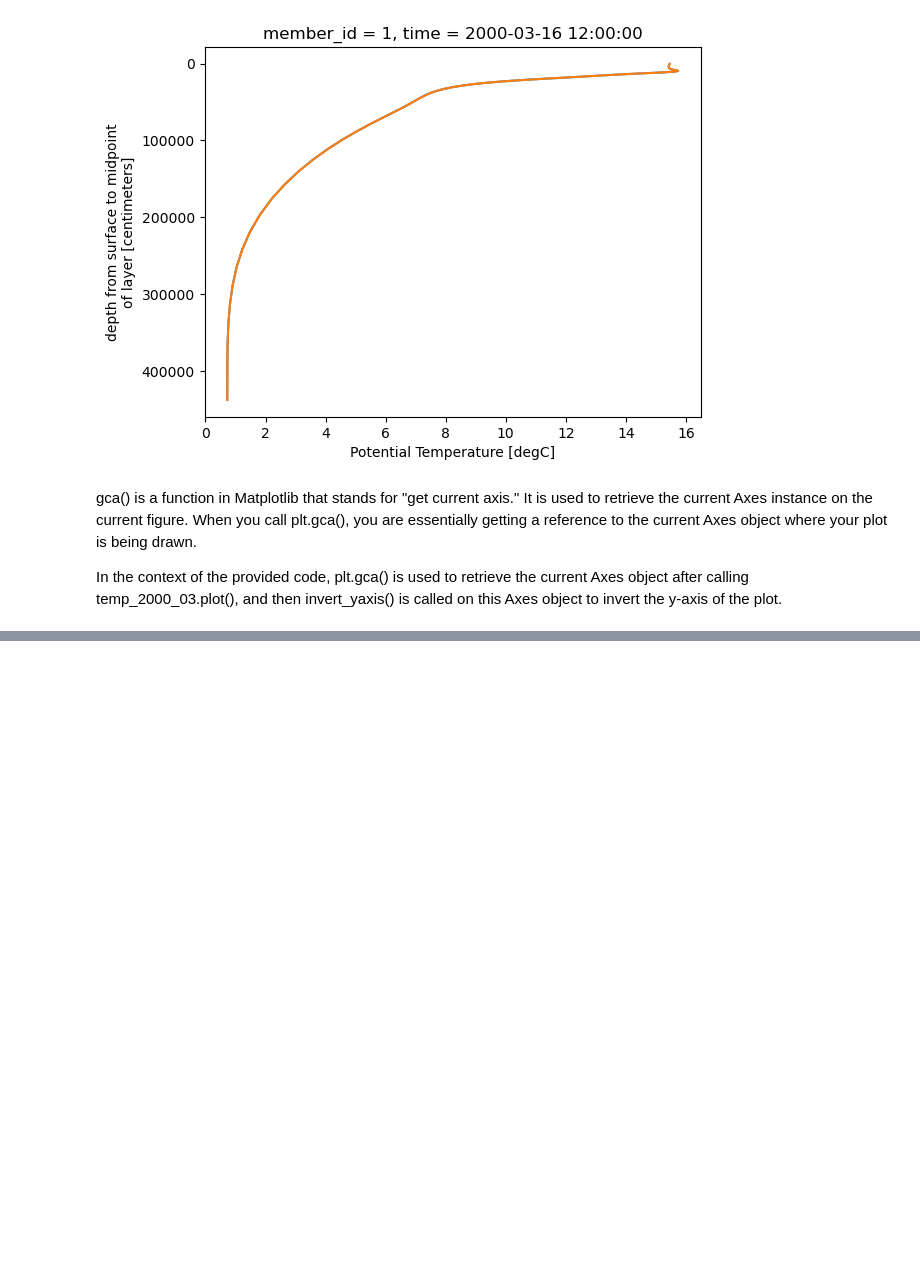
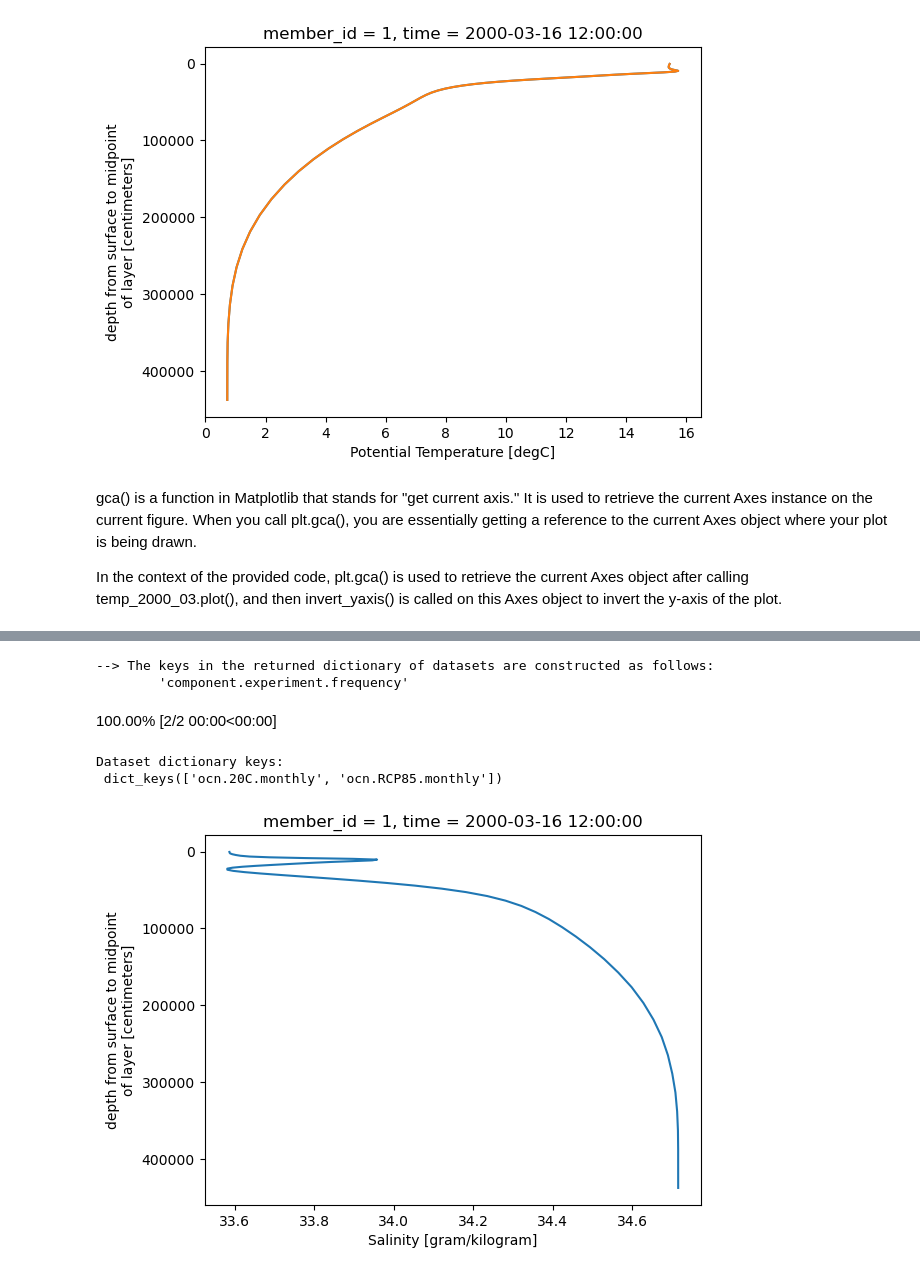
Before and after one commit to olleholt/toolkit, a Jupyter notebook: Vertical_profile.ipynb, the cells around one changed output, grey strips where cells are left out. Saved outputs shown, nothing was run; the diff lists cells and outputs as text; code cells hidden in the pictures; blank space fills up the shorter version.

Commit message:
salt, do, temp plots

```diff
--- a/Vertical_profile.ipynb
+++ b/Vertical_profile.ipynb
@@ -192,32 +245,42 @@ col_ocnSALT = col.search(
     frequency=["monthly"],
     component="ocn",
     variable="SALT",
     experiment=["20C", "RCP85"],
 )
 
 col_ocnSALT.df
 
 # Load catalog entries for subset into a dictionary of xarray datasets
 dsets_SALT = col_ocnSALT.to_dataset_dict(
     zarr_kwargs={"consolidated": True}, storage_options={"anon": True}
 )
 print(f"\nDataset dictionary keys:\n {dsets_SALT.keys()}")
 
 # Define Xarray datasets corresponding to the three experiments
 ds_20C_SALT = dsets_SALT["ocn.20C.monthly"]
 ds_RCP85_SALT = dsets_SALT["ocn.RCP85.monthly"]
 
 # plot for DO
 
 slice_time_SALT = ds_20C_SALT.sel(time = "2000-03")
 
 SALT_2000 = slice_time_SALT.sel(member_id = 1)
 
 SALT_2000_03 = SALT_2000.isel(nlat = 280, nlon = 240)
 
-SALT_2000_03.plot(y = 'z_t')
+# Select the variable you want to plot
+SALT_2000_03_dataarray = SALT_2000_03['SALT']
+
+# Plot the data
+SALT_2000_03_dataarray.plot(y='z_t')
 
 # Plotting the salinity with inverted y-axis
-SALT_2000_03.plot(y='z_t')
 plt.gca().invert_yaxis()
 plt.show()
+# %% [output]
+--> The keys in the returned dictionary of datasets are constructed as follows:
+        'component.experiment.frequency'
+100.00% [2/2 00:00<00:00]
+Dataset dictionary keys:
+ dict_keys(['ocn.20C.monthly', 'ocn.RCP85.monthly'])
+[figure, added]
```
Also changed, not shown: parts of 4 cells of this notebook.
